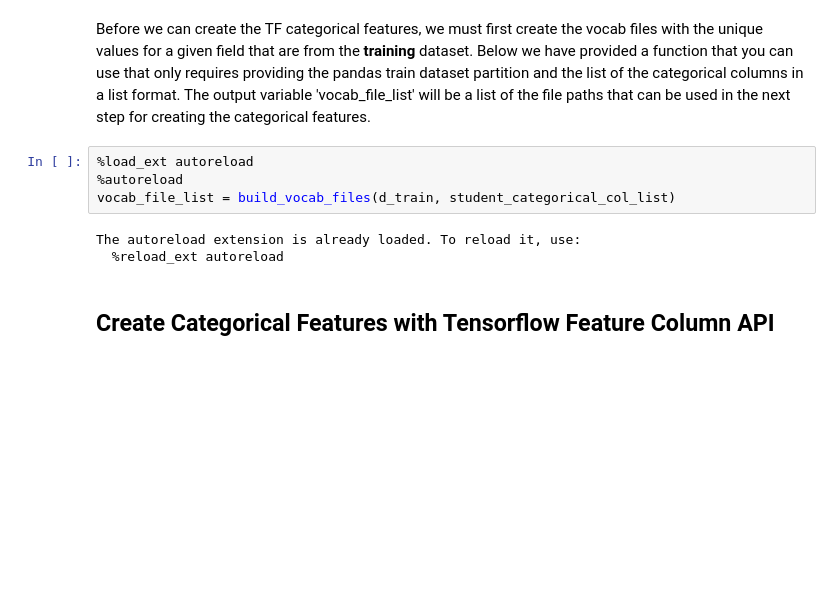
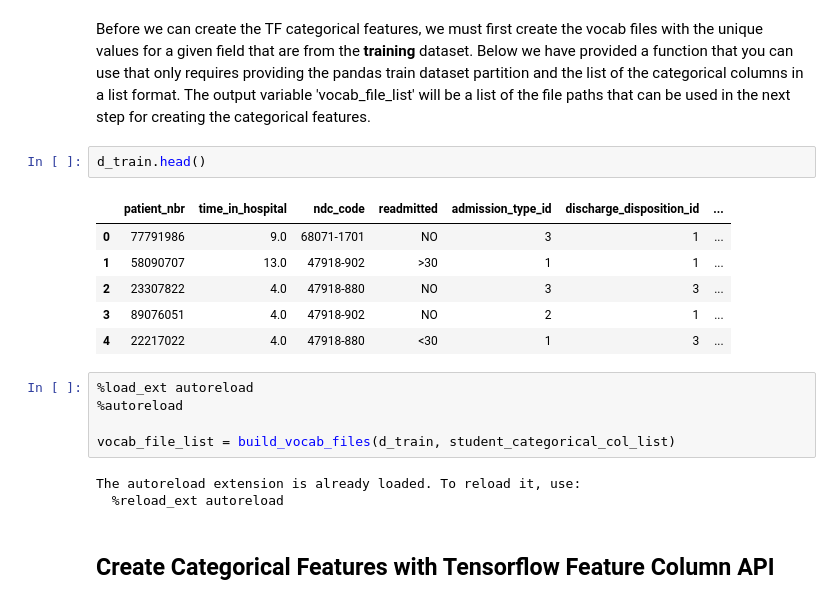
Before and after one commit to G94/ai_for_healthcare, a Jupyter notebook: patient_selection/starter_code/student_project.ipynb, the cells around one changed output. Cells and saved outputs as stored; diff of their text form; blank space fills up the shorter version.

Commit message:
gseminario training model

```diff
--- a/patient_selection/starter_code/student_project.ipynb
+++ b/patient_selection/starter_code/student_project.ipynb
@@ -568,9 +561,19 @@ def demo(feature_column, example_batch):
 ## Build Vocabulary for Categorical Features
 # %% [markdown]
 Before we can create the TF categorical features, we must first create the vocab files with the unique values for a given field that are from the **training** dataset. Below we have provided a function that you can use that only requires providing the pandas train dataset partition and the list of the categorical columns in a list format. The output variable 'vocab_file_list' will be a list of the file paths that can be used in the next step for creating the categorical features.
+# %%
+d_train.head()
+# %% [output]
+|  | patient_nbr | time_in_hospital | ndc_code | readmitted | admission_type_id | discharge_disposition_id | ... |
+| 0 | 77791986 | 9.0 | 68071-1701 | NO | 3 | 1 | ... |
+| 1 | 58090707 | 13.0 | 47918-902 | >30 | 1 | 1 | ... |
+| 2 | 23307822 | 4.0 | 47918-880 | NO | 3 | 3 | ... |
+| 3 | 89076051 | 4.0 | 47918-902 | NO | 2 | 1 | ... |
+| 4 | 22217022 | 4.0 | 47918-880 | <30 | 1 | 3 | ... |
 # %%
 %load_ext autoreload
 %autoreload
+
 vocab_file_list = build_vocab_files(d_train, student_categorical_col_list)
 # %% [output]
 The autoreload extension is already loaded. To reload it, use:
```
Also changed, not shown: parts of 17 cells of this notebook, 13 other files.
